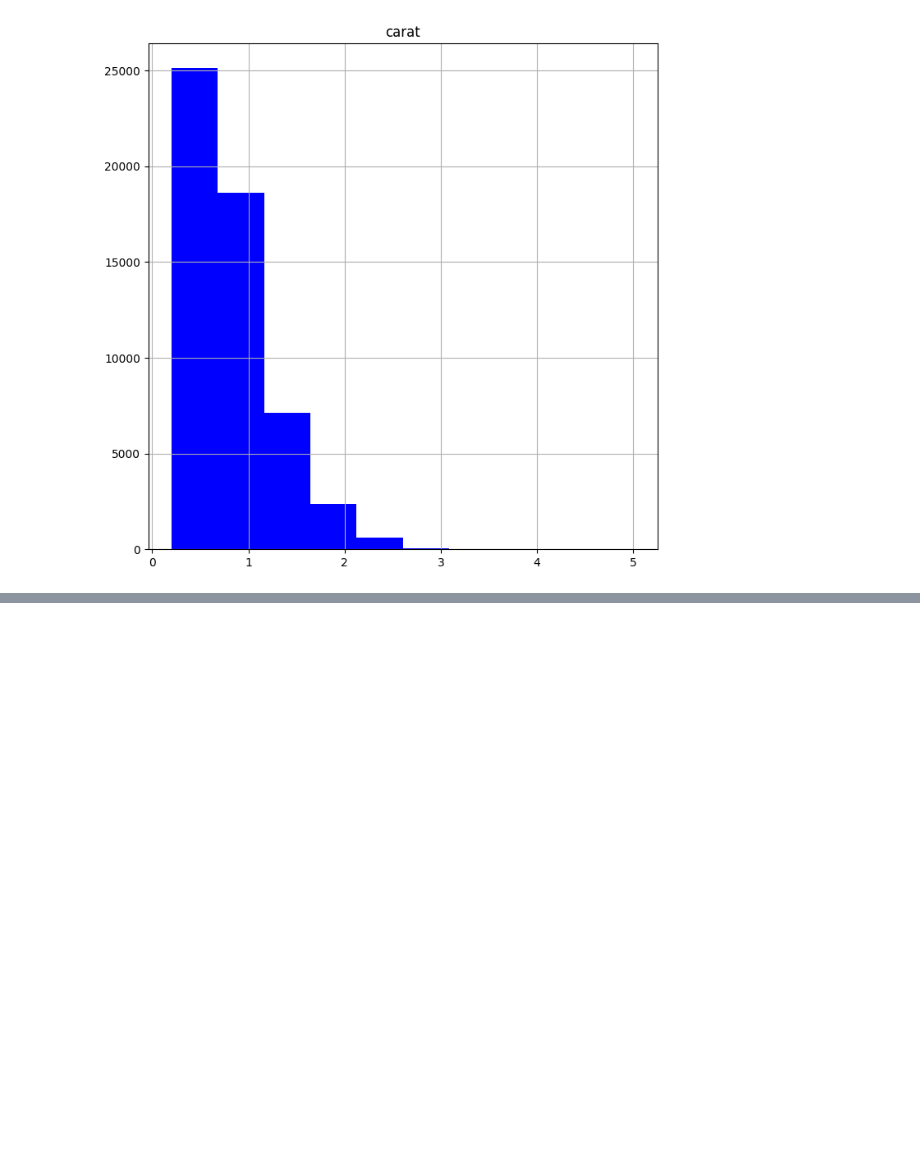
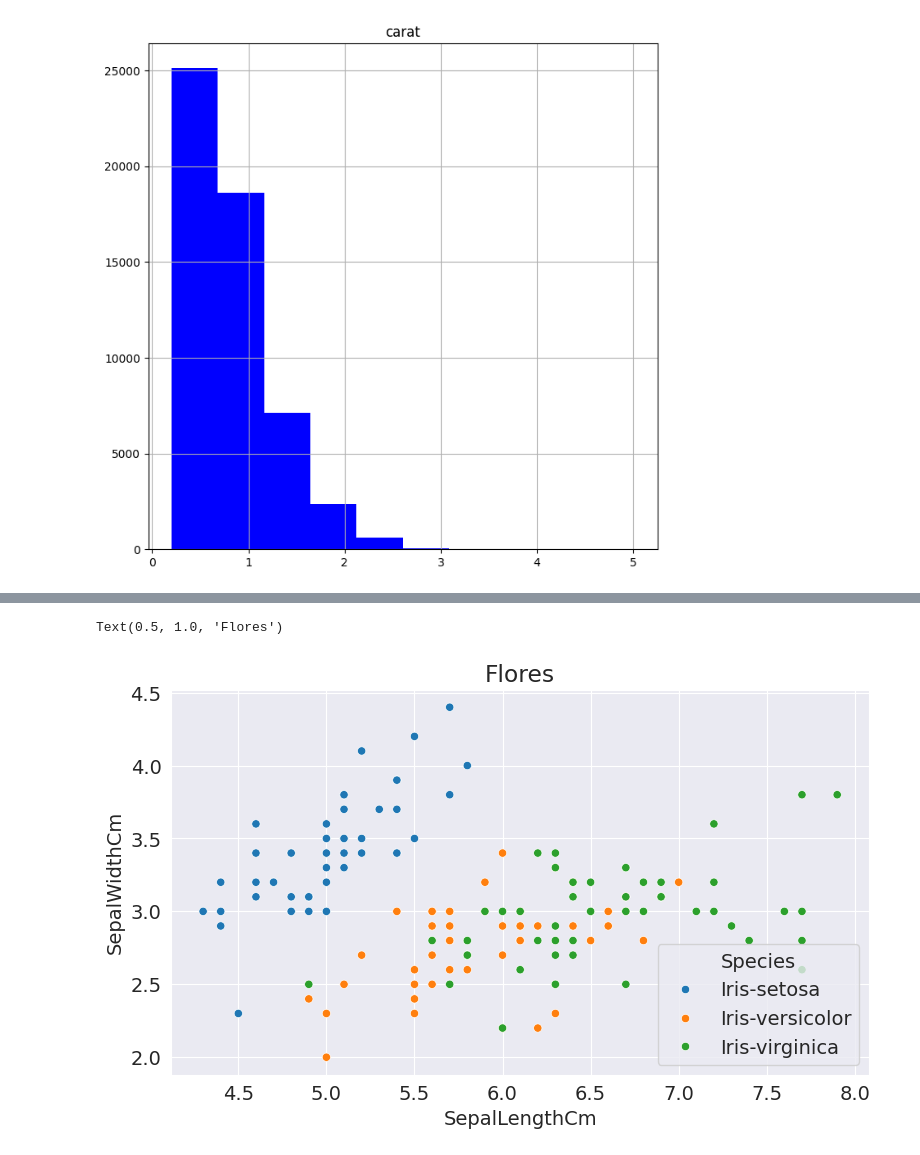
Before and after one commit to PedroIsacS/data_science_aulas, a Jupyter notebook: Vizualizacao.ipynb, the cells around one changed output, grey strips where cells are left out. Drawn from its saved outputs; the diff is of its cells as text; code cells hidden in the pictures; blank space fills up the shorter version.

```diff
--- a/Vizualizacao.ipynb
+++ b/Vizualizacao.ipynb
@@ -32,0 +84,4 @@ diamantes.hist(column="carat",
+# %%
+import pandas as pd
+
+iris = pd.read_csv('/content/Iris.csv')
@@ -32,0 +97,8 @@ diamantes.hist(column="carat",
+# %%
+#scatter plot
+sns.scatterplot(data=iris, x="SepalLengthCm", y="SepalWidthCm", hue="Species")
+
+plt.title("Flores")
+# %% [output]
+Text(0.5, 1.0, 'Flores')
+[figure, added]
```
Also changed, not shown: parts of 19 cells of this notebook.
